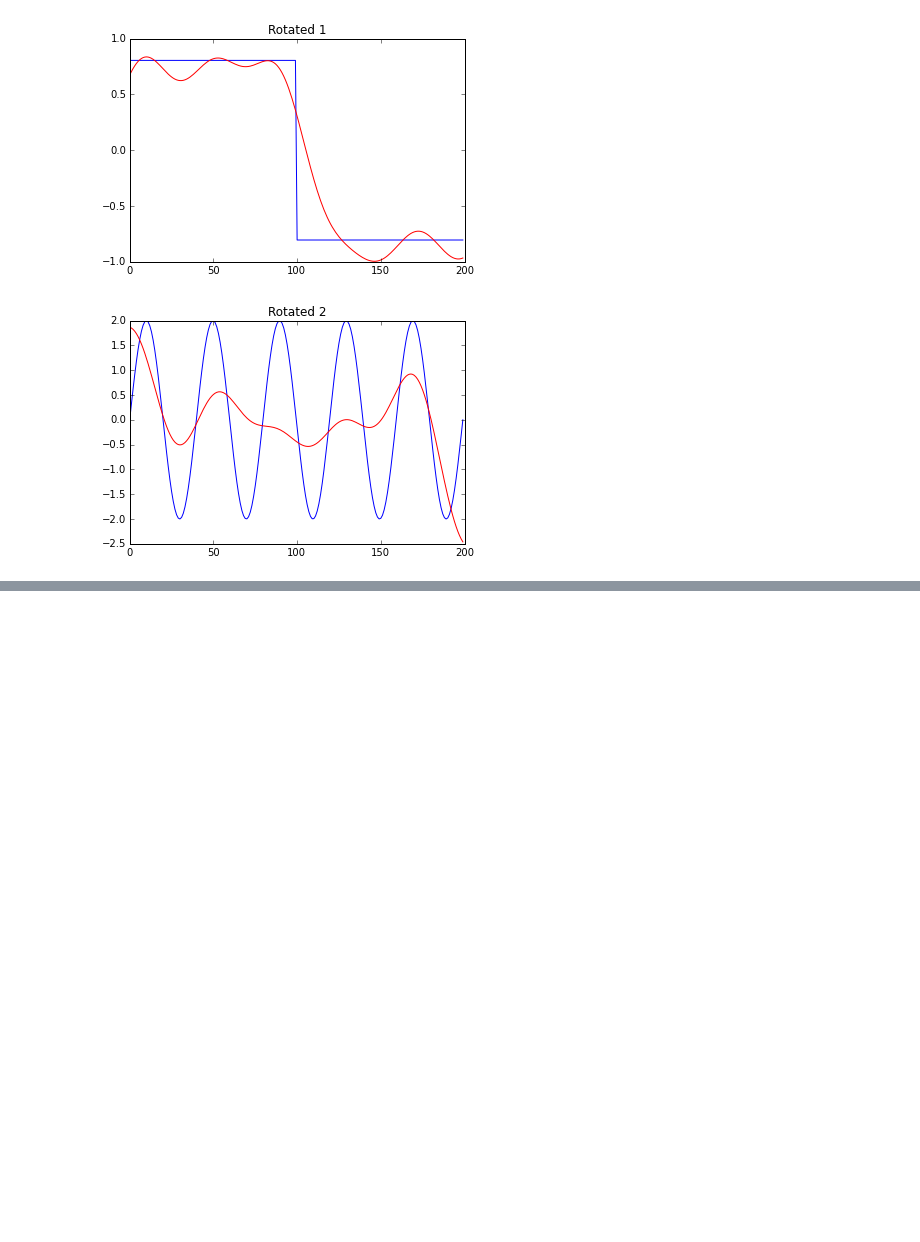
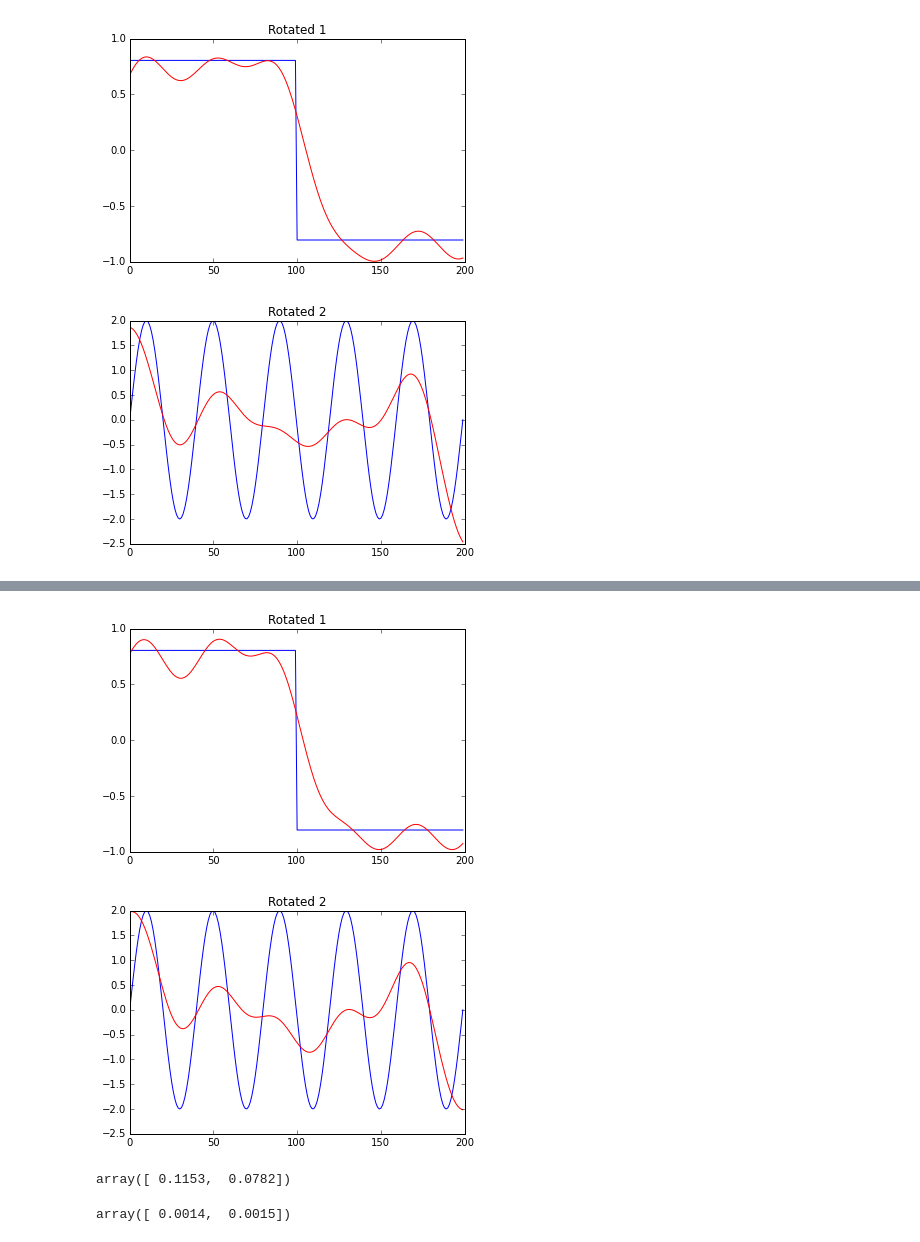
Before and after one commit to catniplab/vlgp, a Jupyter notebook: main.ipynb, the cells around one changed output, grey strips where cells are left out. Saved outputs shown, nothing was run; the diff lists cells and outputs as text; code cells hidden in the pictures; blank space fills up the shorter version.

```diff
--- a/main.ipynb
+++ b/main.ipynb
@@ -751,0 +800,24 @@ for l in range(L):
+# %%
+var = np.empty(L, dtype=float)
+var[0] = 5
+var[1] = 5
+w = np.empty(L, dtype=float)
+w[0] = 1e-3
+w[1] = 1e-3
+
+control = {'max iteration': 100,
+           'fixed-point iteration': 3,
+           'tol': 1e-3,
+           'verbose': True}
+
+lbound, m1, V1, a1, b1, new_var, new_scale, a0, b0, elapsed, converged = variational(y, 0, mu, var, w,
+                                                               a0=a0,
+                                                               b0=None,
+                                                               m0=m0,
+                                                               V0=None,
+                                                               guardV=True, guardSigma=True,
+                                                               fixalpha=False, fixbeta=False, fixpostmean=False,
+                                                               fixpostcov=False,
+                                                               normofalpha=np.sqrt(N), intercept=True,
+                                                               hyper=True,
+                                                               control=control)
@@ -751,0 +842,19 @@ for l in range(L):
+# %%
+c = linalg.lstsq(m1, x)[0]
+rotated = np.dot(m1, c)
+for l in range(L):
+    figure()
+    plot(x[:, l] - np.mean(x[:, l]), label='latent', color='blue')
+    plot(rotated[:, l], label='transformed posterior', color='red')
+    title('Rotated {}'.format(l + 1))
+# %% [output]
+[figure, added]
+[figure, added]
+# %%
+new_var
+# %% [output]
+array([ 0.1153,  0.0782])
+# %%
+new_scale
+# %% [output]
+array([ 0.0014,  0.0015])
```
Also changed, not shown: parts of 10 cells of this notebook, 1 other file.
